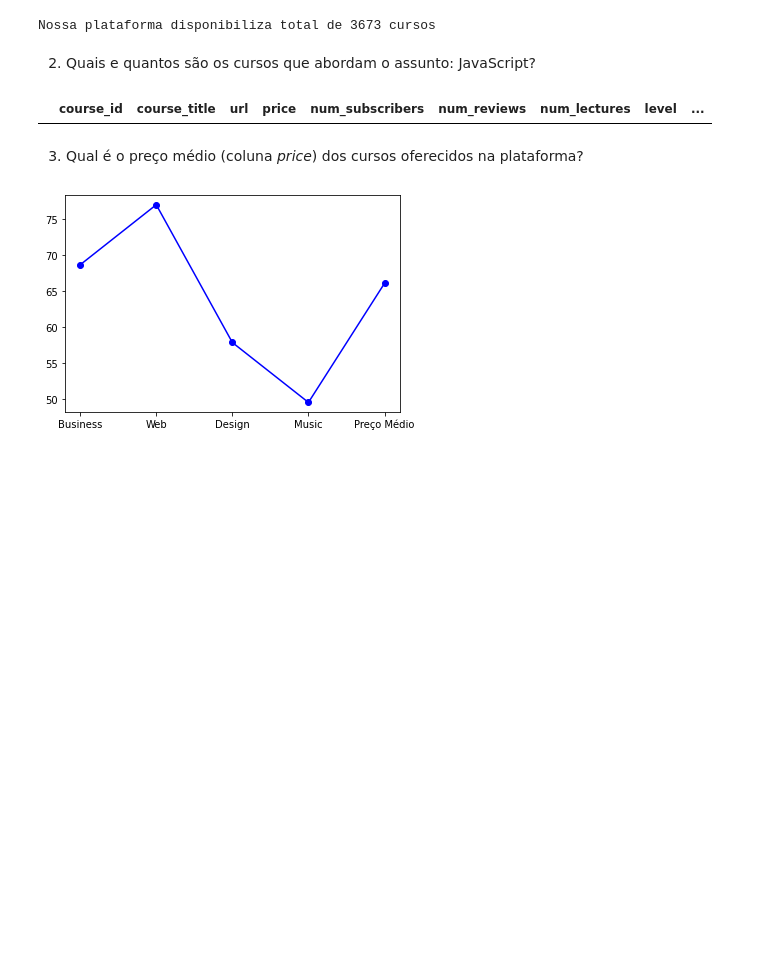
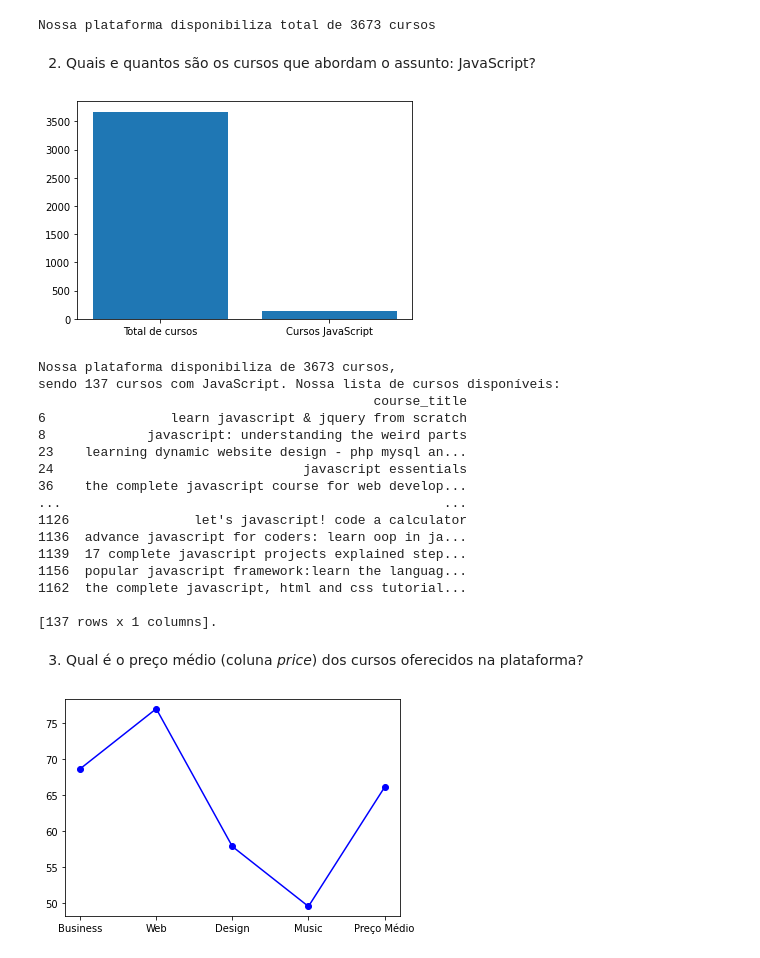
Before and after one commit to YuriCatundaGondim/projeto_analise_dados, a Jupyter notebook: projetoDados.ipynb, the cells around one changed output. Cells and saved outputs as stored; diff of their text form; code cells hidden in the pictures; blank space fills up the shorter version.

```diff
--- a/projetoDados.ipynb
+++ b/projetoDados.ipynb
@@ -52,11 +52,40 @@ print(f'Nossa plataforma disponibiliza total de {total_real} cursos')
 Nossa plataforma disponibiliza total de 3673 cursos
 # %% [markdown]
 2. Quais e quantos são os cursos que abordam o assunto: JavaScript?
-# %%
-geral['course_title'] = geral['course_title'].str.lower()
-geral[geral['course_title'].str.contains('Javascript', na= False)]
-# %% [output]
-|  | course_id | course_title | url | price | num_subscribers | num_reviews | num_lectures | level | ... |
+# %%
+geral['course_title'] = geral['course_title'].str.lower()
+js = geral[geral['course_title'].str.contains('javascript', na= False)]
+qnt_js = len(js)
+js_cursos = js[['course_title']]
+total_real = len(total_cursos)
+
+x = ['Total de cursos', 'Cursos JavaScript']
+y = [total_real, qnt_js]
+
+plt.bar(x, y)
+plt.show()
+
+print(f'''Nossa plataforma disponibiliza de {total_real} cursos,
+sendo {qnt_js} cursos com JavaScript. Nossa lista de cursos disponíveis:
+{js_cursos}.''')
+# %% [output]
+[figure, added]
+Nossa plataforma disponibiliza de 3673 cursos,
+sendo 137 cursos com JavaScript. Nossa lista de cursos disponíveis:
+                                           course_title
+6                learn javascript & jquery from scratch
+8             javascript: understanding the weird parts
+23    learning dynamic website design - php mysql an...
+24                                javascript essentials
+36    the complete javascript course for web develop...
+...                                                 ...
+1126                let's javascript! code a calculator
+1136  advance javascript for coders: learn oop in ja...
+1139  17 complete javascript projects explained step...
+1156  popular javascript framework:learn the languag...
+1162  the complete javascript, html and css tutorial...
+
+[137 rows x 1 columns].
 # %% [markdown]
 3. Qual é o preço médio (coluna *price*) dos cursos oferecidos na plataforma?
 # %%
```
Also changed, not shown: parts of 4 cells of this notebook.
